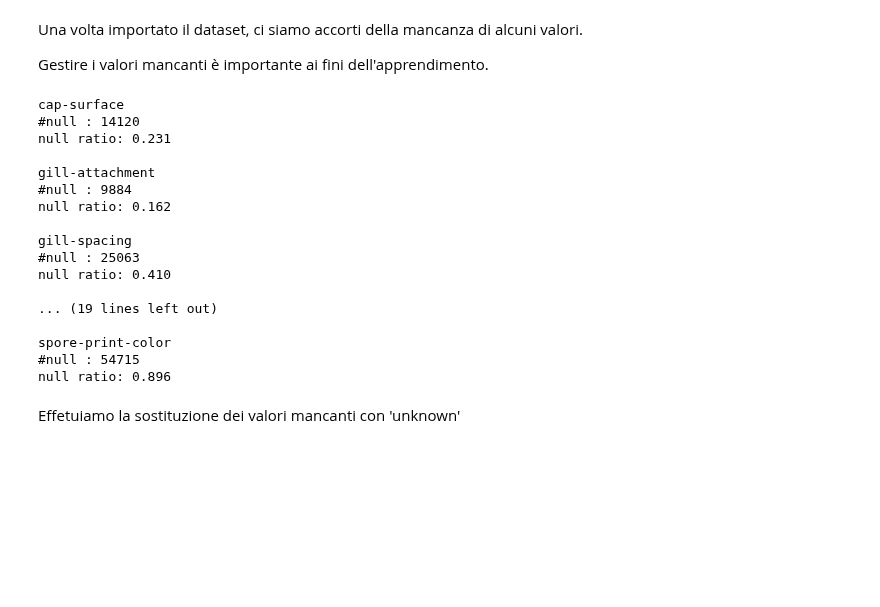
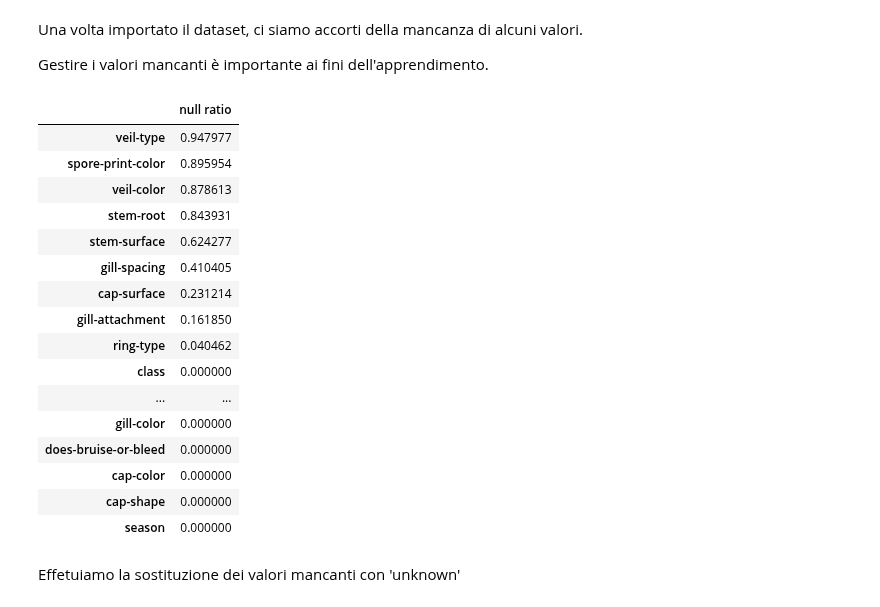
Before and after one commit to msalvati1997/mushrooms_classificator, a Jupyter notebook: mushroom.ipynb, the cells around one changed output. Cells and saved outputs as stored; diff of their text form; code cells hidden in the pictures; blank space fills up the shorter version.

```diff
--- a/mushroom.ipynb
+++ b/mushroom.ipynb
@@ -78,32 +78,28 @@ Feature Target : class
 Una volta importato il dataset, ci siamo accorti della mancanza di alcuni valori.
 
 Gestire i valori mancanti è importante ai fini dell'apprendimento.
-# %%
-#Attributes null values ratio
-a = df.columns[df.isna().any()].tolist()
-for i in a :
-    print(i)
-    print('#null : {0:d} '.format(sum(pd.isnull(df[i]))))
-    print('null ratio: {0:5.3f}'.format(sum(pd.isnull(df[i]))/df.shape[0]))
-    print('')
-# %% [output]
-cap-surface
-#null : 14120
-null ratio: 0.231
-
-gill-attachment
-#null : 9884
-null ratio: 0.162
-
-gill-spacing
-#null : 25063
-null ratio: 0.410
-
-... (19 lines left out)
-
-spore-print-color
-#null : 54715
-null ratio: 0.896
+# %%
+null_table= pd.DataFrame(df.isnull().sum().sort_values(ascending=False)/len(df))
+null_table.columns=['null ratio']
+null_table
+# %% [output]
+|  | null ratio |
+| veil-type | 0.947977 |
+| spore-print-color | 0.895954 |
+| veil-color | 0.878613 |
+| stem-root | 0.843931 |
+| stem-surface | 0.624277 |
+| gill-spacing | 0.410405 |
+| cap-surface | 0.231214 |
+| gill-attachment | 0.161850 |
+| ring-type | 0.040462 |
+| class | 0.000000 |
+| ... | ... |
+| gill-color | 0.000000 |
+| does-bruise-or-bleed | 0.000000 |
+| cap-color | 0.000000 |
+| cap-shape | 0.000000 |
+| season | 0.000000 |
 # %% [markdown]
 Effetuiamo la sostituzione dei valori mancanti con 'unknown'
 # %%
```
Also changed, not shown: parts of 4 cells of this notebook.
